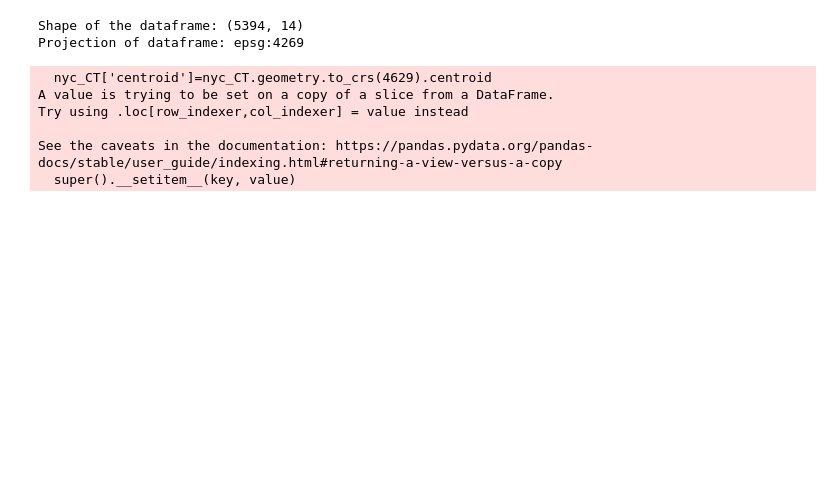
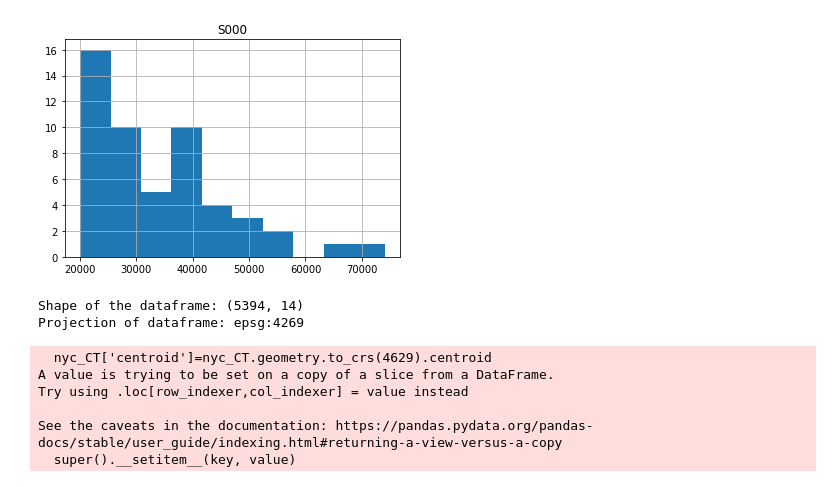
Before and after one commit to emj1020/complex_urban_systems_finalproj, a Jupyter notebook: Scripts/LEHD_CBD.ipynb, the cells around one changed output. Drawn from its saved outputs; the diff is of its cells as text; code cells hidden in the pictures; blank space fills up the shorter version.

```diff
--- a/Scripts/LEHD_CBD.ipynb
+++ b/Scripts/LEHD_CBD.ipynb
@@ -72,3 +64,7 @@ array([[<AxesSubplot:title={'center':'S000'}>]], dtype=object)
+# %%
+CBD_df[CBD_df['S000']>20000].hist(); # hist zoomed in to CTs with over 20,000 jobs
+# %% [output]
+[figure, added]
 # %%
 # url = 'http://www2.census.gov/geo/tiger/GENZ2020/shp/cb_2020_36_tract_500k.zip'
 # local_path = 'geo_files/'
```
Also changed, not shown: parts of 17 cells of this notebook, 2 other files.
